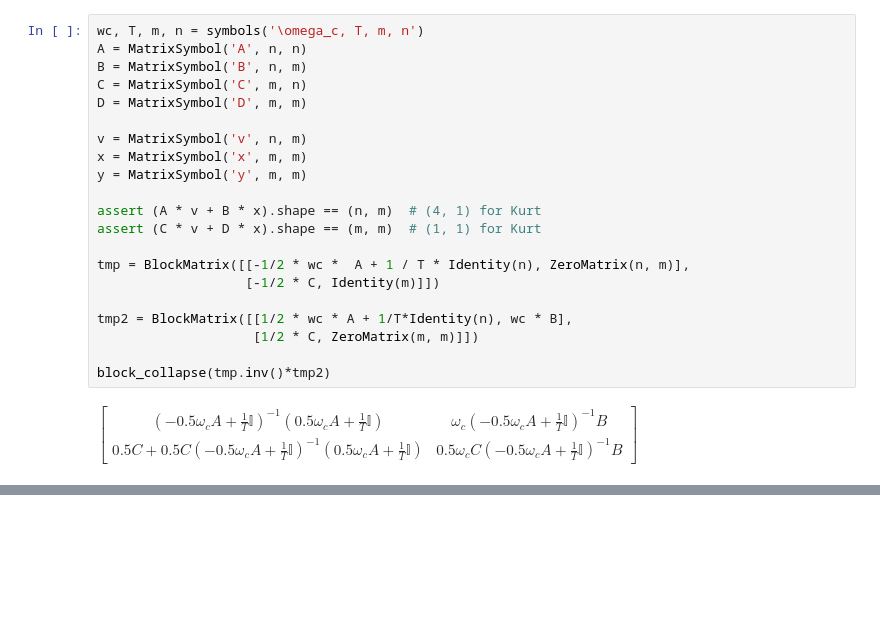
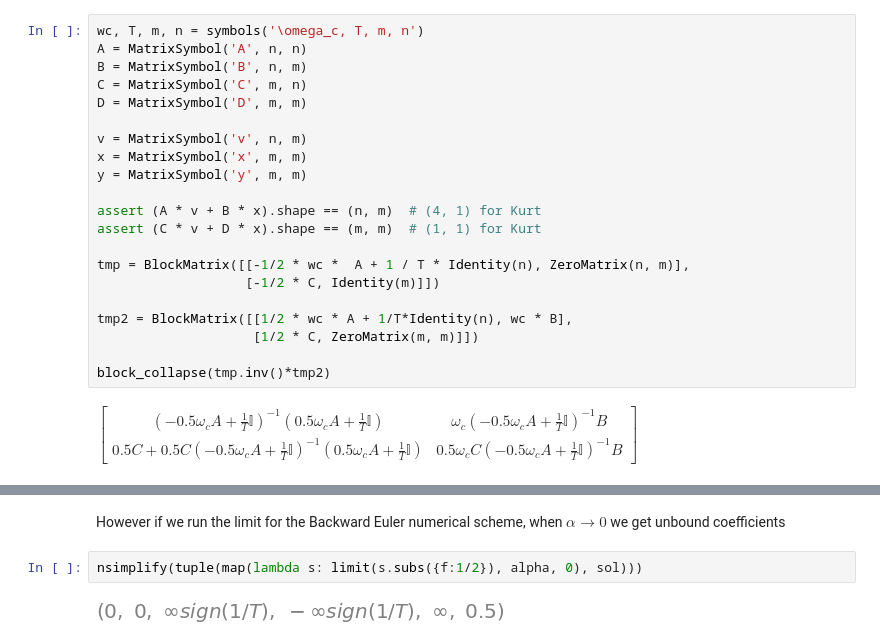
Before and after one commit to multivac61/dsp, a Jupyter notebook: kurt_filter_discretization.ipynb, the cells around one changed output, grey strips where cells are left out. Saved outputs shown, nothing was run; the diff lists cells and outputs as text; blank space fills up the shorter version.

```diff
--- a/kurt_filter_discretization.ipynb
+++ b/kurt_filter_discretization.ipynb
@@ -173,0 +230,6 @@ These expressions match the results exactly when calculated using TPF-II as done
+# %% [markdown]
+However if we run the limit for the Backward Euler numerical scheme, when $\alpha\rightarrow0$ we get unbound coefficients
+# %%
+nsimplify(tuple(map(lambda s: limit(s.subs({f:1/2}), alpha, 0), sol)))
+# %% [output]
+[figure, added]
```
Also changed, not shown: parts of 15 cells of this notebook.
